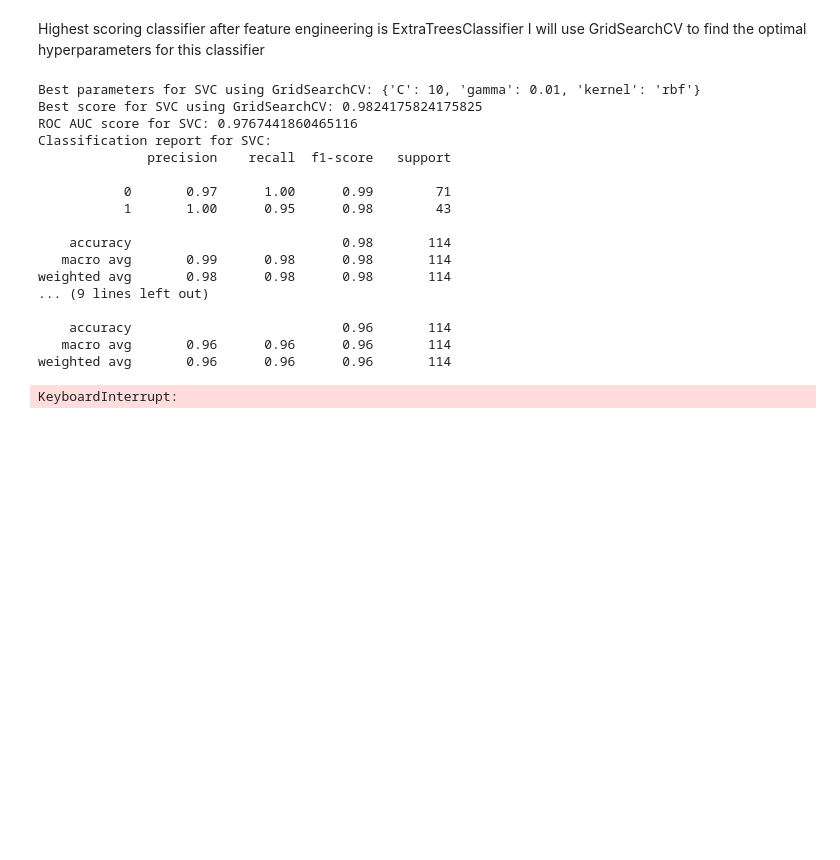
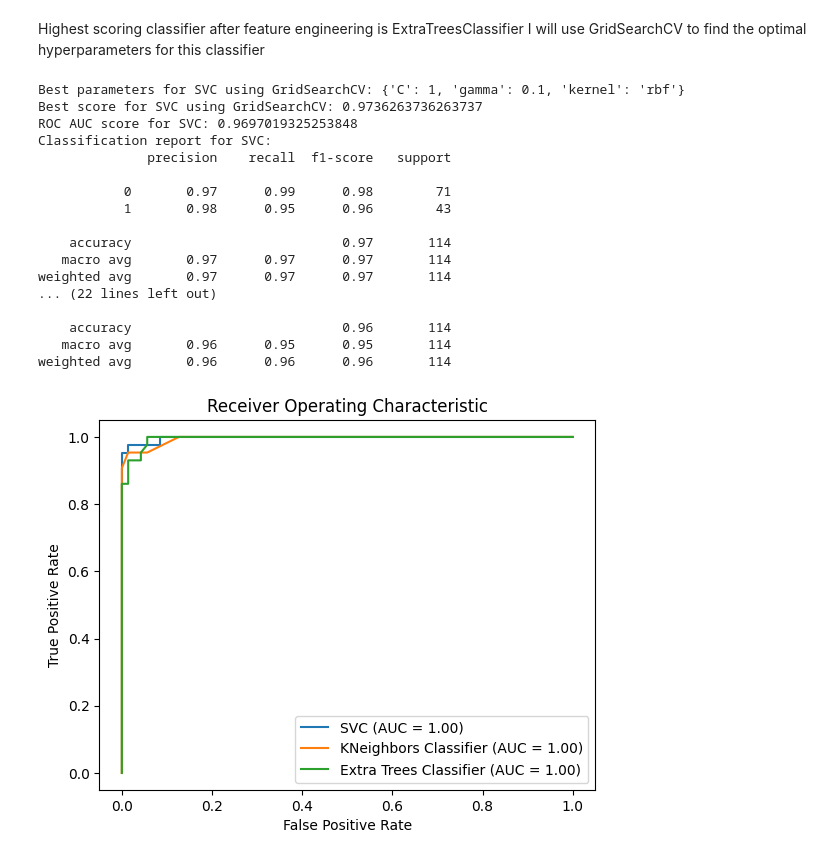
Before and after one commit to DenisBrice/MLProject, a Jupyter notebook: ML_jupyter.ipynb, the cells around one changed output. Cells and saved outputs as stored; diff of their text form; code cells hidden in the pictures; blank space fills up the shorter version.

```diff
--- a/ML_jupyter.ipynb
+++ b/ML_jupyter.ipynb
@@ -416,41 +487,81 @@ param_grids = {
         'n_estimators': [100, 200, 300, 400, 500],
         'max_depth': [None, 10, 20, 30, 40, 50],
         'min_samples_split': [2, 5, 10],
         'min_samples_leaf': [1, 2, 4],
     }
 }
 
+
+# Initialize a DataFrame to store the performance metrics
+metrics_df = pd.DataFrame(columns=['Accuracy', 'Precision', 'Recall', 'F1 Score', 'ROC AUC Score'])
+
 for clf, clf_name in classifiers:
     X_selected = X_scaled[selected_features_dict[clf]]
     X_train, X_test, y_train, y_test = train_test_split(X_selected, y, test_size=0.2, random_state=42)
 
     # Get the parameter grid for this classifier
     param_grid = param_grids[clf_name]
 
     grid_search = GridSearchCV(clf, param_grid=param_grid, cv=5, scoring='accuracy')
     grid_search.fit(X_train, y_train)
     y_pred = grid_search.predict(X_test)
 
     print(f'Best parameters for {clf_name} using GridSearchCV: {grid_search.best_params_}')
     print(f'Best score for {clf_name} using GridSearchCV: {grid_search.best_score_}')
     print(f"ROC AUC score for {clf_name}: {roc_auc_score(y_test, y_pred)}")
     print(f"Classification report for {clf_name}:\n{classification_report(y_test, y_pred)}")
+
+
+    # 9. Using the best parameters for the top 3 classifiers to train and test the models. (It was easier to do this in the same loop)
+    clf.set_params(**grid_search.best_params_)
+    clf.fit(X_train, y_train)
+
+    # Save the model
+    dump(clf, f"{clf_name}_model.joblib")
+
+    y_pred = clf.predict(X_test)
+    y_score = clf.predict_proba(X_test)[:, 1]
+
+    # Compute the performance metrics
+    accuracy = accuracy_score(y_test, y_pred)
+    precision = precision_score(y_test, y_pred)
+    recall = recall_score(y_test, y_pred)
+    f1 = f1_score(y_test, y_pred)
+    roc_auc = roc_auc_score(y_test, y_score)
+
+    # Store the performance metrics in the DataFrame
+    metrics_df.loc[clf_name] = [accuracy, precision, recall, f1, roc_auc]
+
+    # Compute the ROC curve
+    fpr, tpr, _ = roc_curve(y_test, y_score)
+
+    # Plot the ROC curve
+    plt.plot(fpr, tpr, label=f'{clf_name} (AUC = {roc_auc:.2f})')
+
+# Add labels and legend to the plot
+plt.xlabel('False Positive Rate')
+plt.ylabel('True Positive Rate')
+plt.title('Receiver Operating Characteristic')
+plt.legend(loc='lower right')
+
+# Display the plot
+plt.show()
 # %% [output]
-Best parameters for SVC using GridSearchCV: {'C': 10, 'gamma': 0.01, 'kernel': 'rbf'}
-Best score for SVC using GridSearchCV: 0.9824175824175825
-ROC AUC score for SVC: 0.9767441860465116
+Best parameters for SVC using GridSearchCV: {'C': 1, 'gamma': 0.1, 'kernel': 'rbf'}
+Best score for SVC using GridSearchCV: 0.9736263736263737
+ROC AUC score for SVC: 0.9697019325253848
 Classification report for SVC:
               precision    recall  f1-score   support
 
-           0       0.97      1.00      0.99        71
-           1       1.00      0.95      0.98        43
+           0       0.97      0.99      0.98        71
+           1       0.98      0.95      0.96        43
 
-    accuracy                           0.98       114
-   macro avg       0.99      0.98      0.98       114
-weighted avg       0.98      0.98      0.98       114
-... (9 lines left out)
+    accuracy                           0.97       114
+   macro avg       0.97      0.97      0.97       114
+weighted avg       0.97      0.97      0.97       114
+... (22 lines left out)
 
     accuracy                           0.96       114
-   macro avg       0.96      0.96      0.96       114
+   macro avg       0.96      0.95      0.95       114
 weighted avg       0.96      0.96      0.96       114
-KeyboardInterrupt:
+[figure, added]
```
Also changed, not shown: parts of 20 cells of this notebook, 8 other files.
